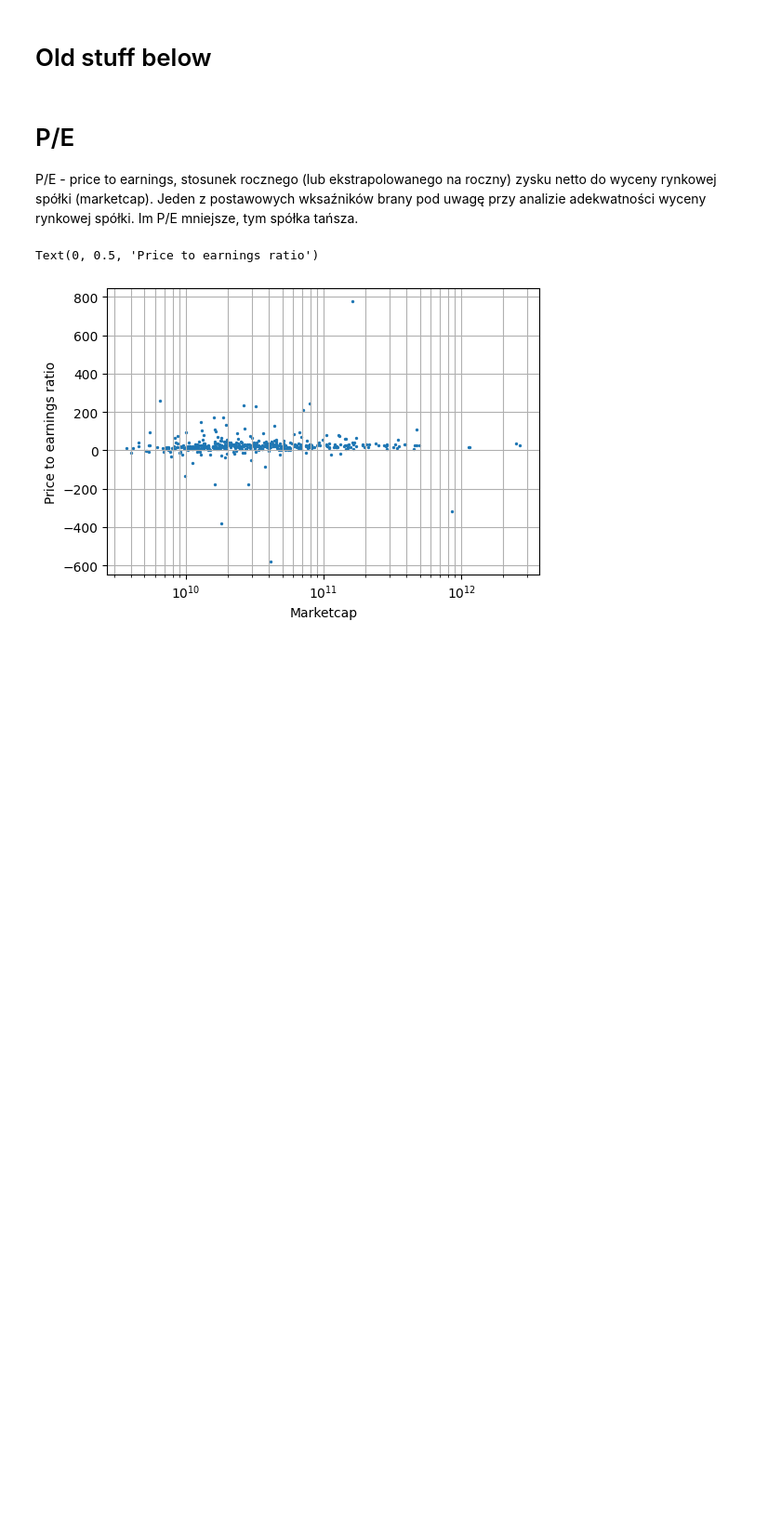
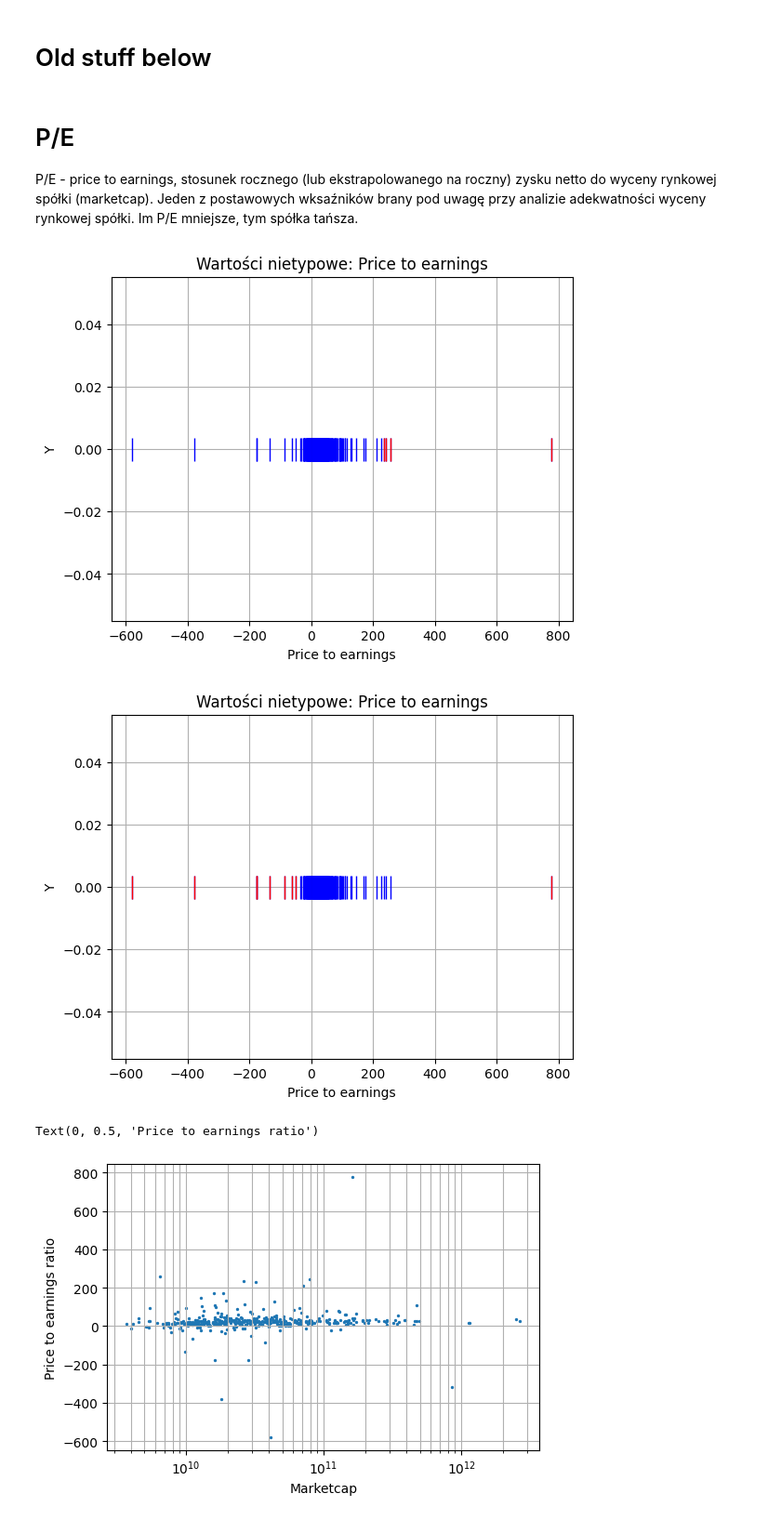
Before and after one commit to codespaghettifier/sp500-exploration, a Jupyter notebook: exploration.ipynb, the cells around one changed output. Shown at 93% size. Cells and saved outputs as stored; diff of their text form; code cells hidden in the pictures; blank space fills up the shorter version.

```diff
--- a/exploration.ipynb
+++ b/exploration.ipynb
@@ -258,6 +354,12 @@ P/E - price to earnings, stosunek rocznego (lub ekstrapolowanego na roczny) zysk
 # %%
 marketcaps = np.array([selected_flattened_financials[ticker]['marketcap'] for ticker in tickers if 'marketcap' in selected_flattened_financials[ticker].keys()])
 prince_to_earnings = np.array([[selected_flattened_financials[ticker]['price/earnings']] for ticker in tickers if 'price/earnings' in selected_flattened_financials[ticker].keys()])
+# %%
+scatterplot_with_outliers_percentile_1D(price_to_earnings, 5, 95, 'Price to earnings')
+scatterplot_with_outliers_1D(price_to_earnings, 10, 0.02, 'Price to earnings')
+# %% [output]
+[figure, added]
+[figure, added]
 # %%
 # Plot price to earnings ratio vs marketcaps
 fig, ax = get_fig_ax()
```
Also changed, not shown: parts of 25 cells of this notebook.
